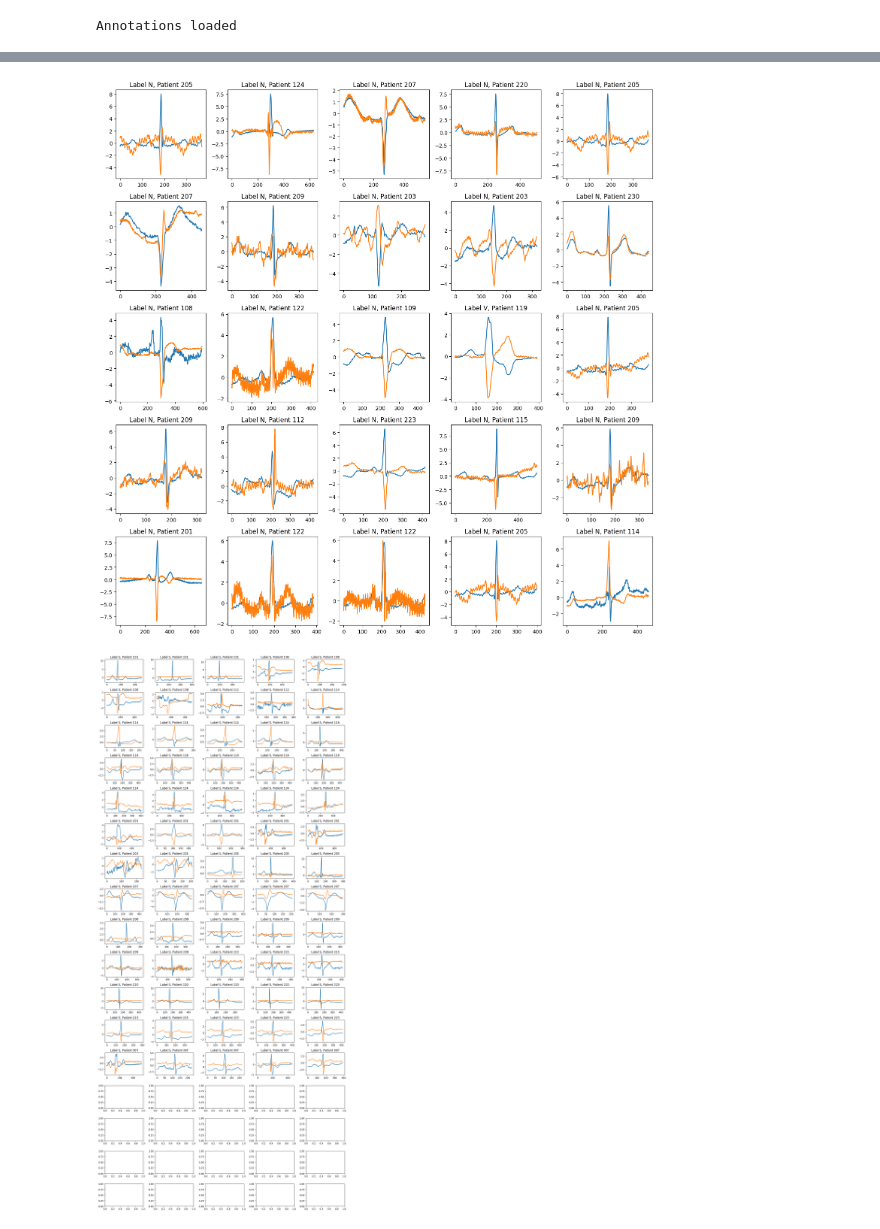
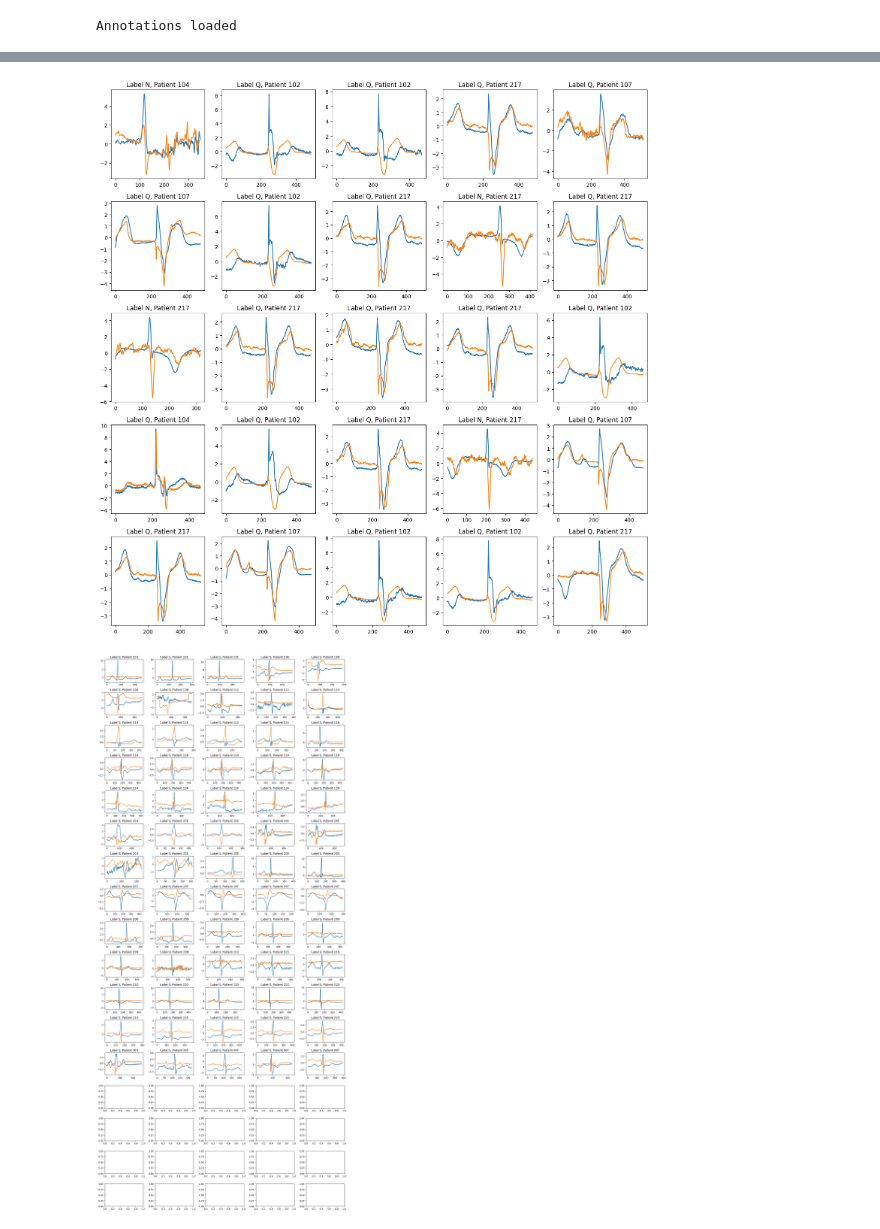
Before and after one commit to luna97/MIT-BIH_ecg_arrhytmia, a Jupyter notebook: preprocess_dataset.ipynb, the cells around one changed output, grey strips where cells are left out. Cells and saved outputs as stored; diff of their text form; code cells hidden in the pictures.

```diff
--- a/preprocess_dataset.ipynb
+++ b/preprocess_dataset.ipynb
@@ -10,7 +10,7 @@ train = [101, 106, 108, 109, 112, 114, 115, 116, 118, 119, 122, 124, 201, 203, 2
 test = [100, 103, 105, 111, 113, 117, 121, 123, 200, 202, 210, 212, 213, 214, 219, 221, 222, 228, 231, 232, 233, 234]
 val = [102, 104, 107, 217]
 all = train + test
-data_folder = '/media/luna97/MIT-BHI/data/raw'
+data_folder = '/media/Volume/data/MIT-BHI/data/raw'
 # %%
 signals_train = []
 for i in tqdm(train):
@@ -374,7 +486,7 @@ plt.title(f'Val - Second Longest Signal - Label: {label}, Patient: {pat_id}')
 
 
 # plot the longest signal from test
-lengths_test = [len(signal) for signal, _, _ in processed_samples_test]
+lengths_test = [len(signal) for signal, _, _, _ in processed_samples_test]
 signal, label, pat_id, _ = processed_samples_test[np.argmax(lengths_test)]
 plt.figure(figsize=(20, 5))
 plt.plot(signal)
@@ -429,24 +548,24 @@ ValueError: too many values to unpack (expected 3)
 # %%
 import random
 
 # plot some processed samples in a grid
 import matplotlib.pyplot as plt
 
 fig, axes = plt.subplots(5, 5, figsize=(15, 15))
 axes = axes.flatten()
 
-random_indices = random.sample(range(len(processed_samples_train)), 25)
+random_indices = random.sample(range(len(processed_samples_val)), 25)
 
 for i, idx in enumerate(random_indices):
-    signal, label, pat_id, _ = processed_samples_train[idx]
+    signal, label, pat_id, _ = processed_samples_val[idx]
     axes[i].plot(signal)
     axes[i].set_title(f'Label {label}, Patient {pat_id}')
     # axes[i].axis('off')
 
 plt.tight_layout()
 plt.show()
 # %% [output]
-[figure, old version]
+[figure, new version]
 # %%
 import random
 
```
Also changed, not shown: parts of 3 cells of this notebook, 14 other files.
